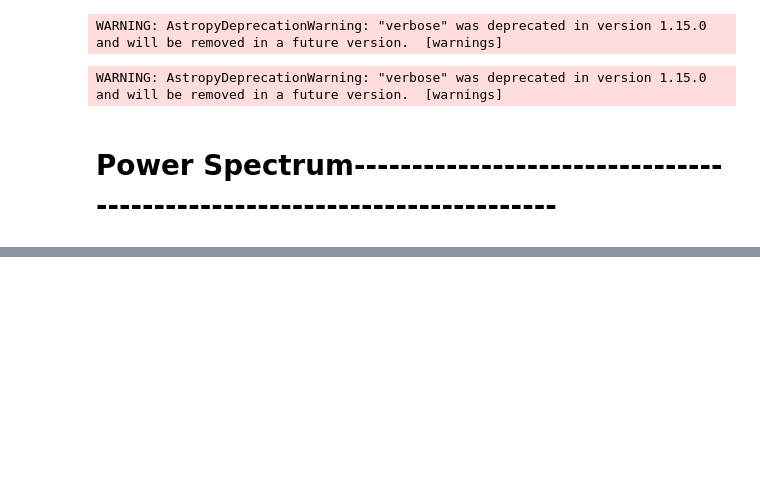
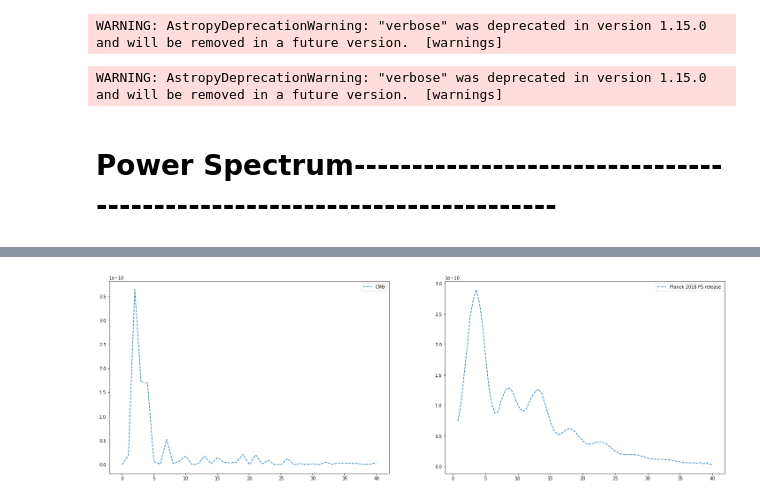
Before and after one commit to KumarDhruv/HealPy_Mollview, a Jupyter notebook: Final_HealPy_.ipynb, the cells around one changed output, grey strips where cells are left out. Cells and saved outputs as stored; diff of their text form; code cells hidden in the pictures; blank space fills up the shorter version.

```diff
--- a/Final_HealPy_.ipynb
+++ b/Final_HealPy_.ipynb
@@ -72,0 +118,30 @@ plt.plot()
+# %%
+lmax = 40
+# %%
+g_new = hp.anafast(gaussian_map, lmax=lmax, use_pixel_weights=True)
+# %%
+s_new = new = hp.anafast(string_map, lmax=lmax, use_pixel_weights=True)
+# %%
+CMB_new = new = hp.anafast(cmb_with_string, lmax=lmax, use_pixel_weights=True)
+# %%
+plt.figure(figsize = (25, 8))
+"""
+plt.subplot(1, 4, 1)
+plt.plot(g_new, "--", label = "Gaussian")
+plt.legend()
+
+plt.subplot(1, 4, 2)
+plt.plot(s_new, "--", label = "String")
+plt.legend()
+"""
+plt.subplot(1, 2, 1)
+plt.plot(CMB_new,"--", label = "CMB")
+plt.legend()
+
+plt.subplot(1, 2, 2)
+plt.plot(cmb_binned_spectrum[:,0]/62.5, cmb_binned_spectrum[:,1]*0.5*1e-13, '--', label='Planck 2018 PS release')
+plt.legend()
+
+plt.show()
+# %% [output]
+[figure, added]
```
Also changed, not shown: parts of 11 cells of this notebook.
